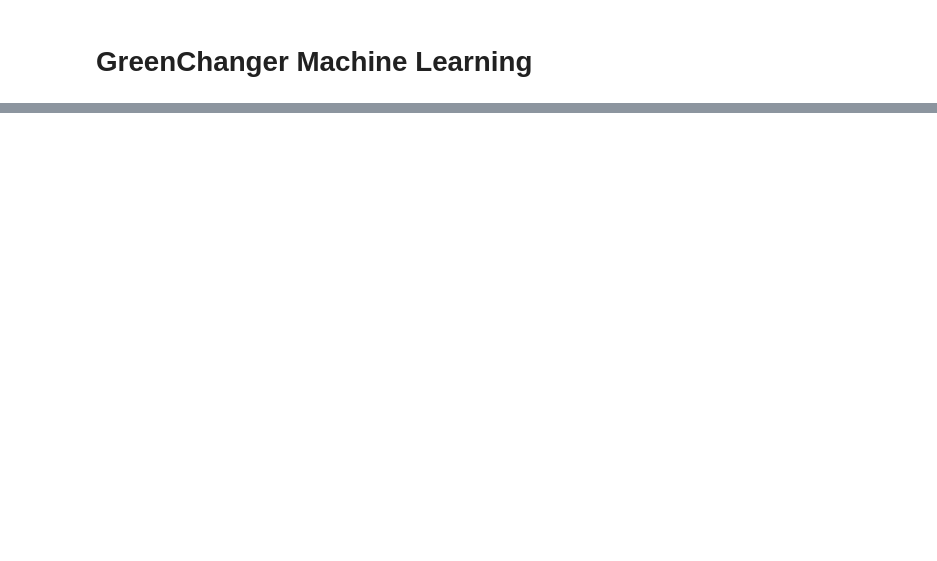
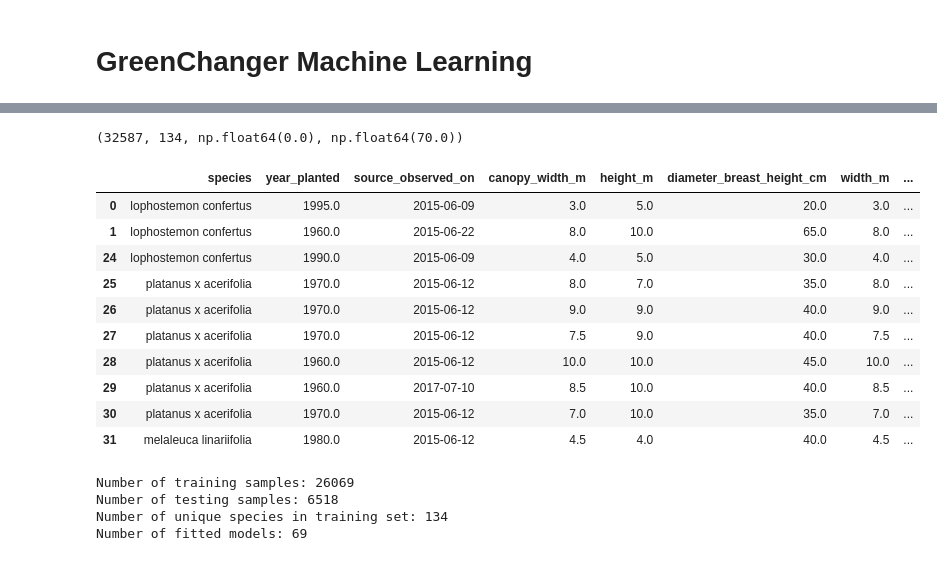
Before and after one commit to FIT5120TP02-Greenchanger/5120-TP02-Greenchanger, a Jupyter notebook: ml/train.ipynb, the cells around one changed output, grey strips where cells are left out. Cells and saved outputs as stored; diff of their text form; code cells hidden in the pictures; blank space fills up the shorter version.

```diff
--- a/ml/train.ipynb
+++ b/ml/train.ipynb
@@ -201,0 +272,79 @@ pd.DataFrame([
+# %%
+# wrangling the dataset
+# drop NA rows for species, year_planted, source_observed_on, and canopy_width_m
+pp = pp.dropna(subset=["species", "year_planted", "source_observed_on", "canopy_width_m"]).copy()
+pp["width_m"] = pp["canopy_width_m"].astype(float)
+pp["age"] = pd.to_datetime(pp["source_observed_on"]).dt.year - pp["year_planted"]
+
+# not a species: "to define" and genus-only names like "eucalyptus sp."
+pp = pp[~pp["species"].str.contains(r" sp\.$|^to define$")]
+
+# replace the row with
+placeholder = (pp["width_m"] == 1) & pp["height_m"].isna() & pp["diameter_breast_height_cm"].isna()
+pp = pp[~placeholder]
+
+pp = pp[(pp["year_planted"] >= 1950) & (pp["age"] >= 0)]   # drops the 1900 placeholder and older decade guesses
+pp = pp[(pp["width_m"] > 0) & (pp["width_m"] <= 30)]
+pp["area_m2"] = np.pi * (pp["width_m"] / 2) ** 2
+pp["log_area"] = np.log(pp["area_m2"])
+
+counts = pp["species"].value_counts()
+pp = pp[pp["species"].isin(counts[counts >= 30].index)]
+
+len(pp), pp["species"].nunique(), pp["age"].min(), pp["age"].max()
+# %% [output]
+(32587, 134, np.float64(0.0), np.float64(70.0))
+# %%
+display(pp.head(10))
+# %% [output]
+|  | species | year_planted | source_observed_on | canopy_width_m | height_m | diameter_breast_height_cm | width_m | ... |
+| 0 | lophostemon confertus | 1995.0 | 2015-06-09 | 3.0 | 5.0 | 20.0 | 3.0 | ... |
+| 1 | lophostemon confertus | 1960.0 | 2015-06-22 | 8.0 | 10.0 | 65.0 | 8.0 | ... |
+| 24 | lophostemon confertus | 1990.0 | 2015-06-09 | 4.0 | 5.0 | 30.0 | 4.0 | ... |
+| 25 | platanus x acerifolia | 1970.0 | 2015-06-12 | 8.0 | 7.0 | 35.0 | 8.0 | ... |
+| 26 | platanus x acerifolia | 1970.0 | 2015-06-12 | 9.0 | 9.0 | 40.0 | 9.0 | ... |
+| 27 | platanus x acerifolia | 1970.0 | 2015-06-12 | 7.5 | 9.0 | 40.0 | 7.5 | ... |
+| 28 | platanus x acerifolia | 1960.0 | 2015-06-12 | 10.0 | 10.0 | 45.0 | 10.0 | ... |
+| 29 | platanus x acerifolia | 1960.0 | 2017-07-10 | 8.5 | 10.0 | 40.0 | 8.5 | ... |
+| 30 | platanus x acerifolia | 1970.0 | 2015-06-12 | 7.0 | 10.0 | 35.0 | 7.0 | ... |
+| 31 | melaleuca linariifolia | 1980.0 | 2015-06-12 | 4.5 | 4.0 | 40.0 | 4.5 | ... |
+# %%
+# canopy grows fast when young and slows later, so the feature is log(age + 1), not age
+QUANTILES = [("p10", 0.1), ("p50", 0.5), ("p90", 0.9)]
+
+# switch to log(age + 1) feature for the Port Phillip dataset
+def pp_design(ages):
+    ages = np.asarray(ages, dtype=float)
+    return np.column_stack([np.ones(len(ages)), np.log1p(ages)])
+
+# test train split for dataset
+pp_train, pp_test = train_test_split(pp, test_size=0.2, random_state=42, stratify=pp["species"])
+age_grid = pp_design(np.arange(0, pp["age"].max() + 1))
+
+pp_models = {}
+
+# for each tree type, fit 10th, median and 90th quantile regressoin models
+for species, group in pp_train.groupby("species"):
+    X = pp_design(group["age"])
+
+    with np.errstate(divide="ignore", invalid="ignore"):
+        fits = {name: sm.QuantReg(group["log_area"].to_numpy(), X).fit(q=q, max_iter=5000)
+                for name, q in QUANTILES}
+
+
+    p10, p50, p90 = (fits[name].predict(age_grid) for name, _ in QUANTILES)
+    if all(f.params[1] > 1e-3 for f in fits.values()) and (p10 <= p50).all() and (p50 <= p90).all():
+        pp_models[species] = fits
+
+# show the number of training and testing samples, the number of unique species in the training set, and the number of fitted models
+
+
+print("Number of training samples:", len(pp_train))
+print("Number of testing samples:", len(pp_test))
+print("Number of unique species in training set:", pp_train["species"].nunique())
+print("Number of fitted models:", len(pp_models))
+# %% [output]
+Number of training samples: 26069
+Number of testing samples: 6518
+Number of unique species in training set: 134
+Number of fitted models: 69
```
Also changed, not shown: parts of 14 cells of this notebook, 4 other files.
